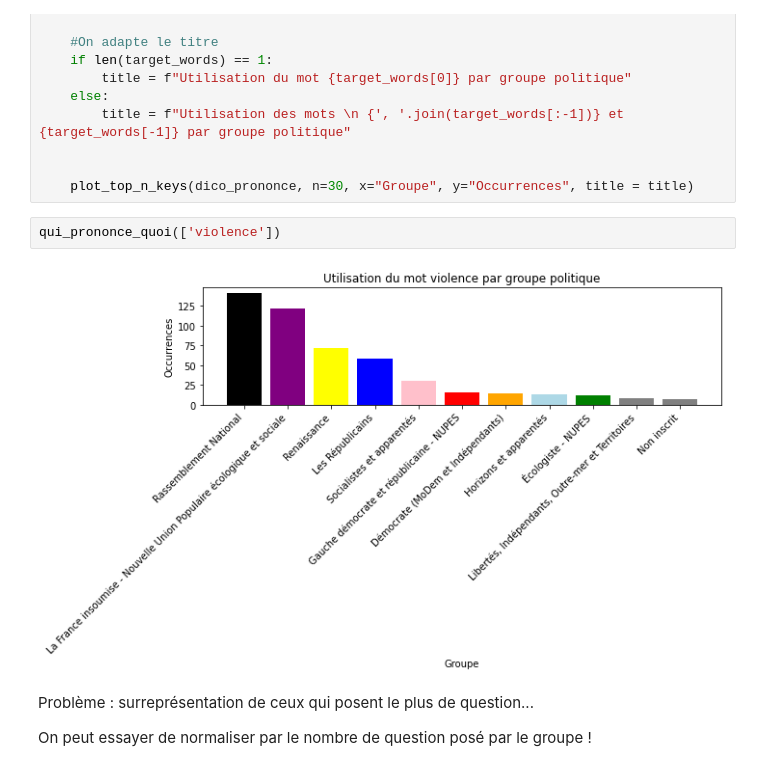
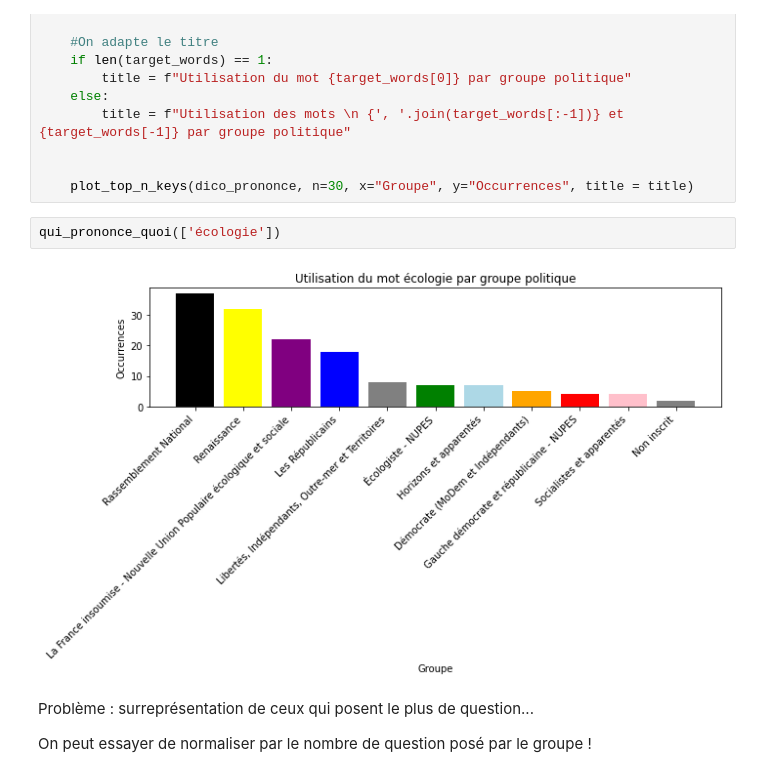
Before and after one commit to jcomperatore/PythonPourLaDataScience, a Jupyter notebook: Statistiques descriptives/Statistiques_descriptives.ipynb, the cells around one changed output. Saved outputs shown, nothing was run; the diff lists cells and outputs as text.

```diff
--- a/Statistiques descriptives/Statistiques_descriptives.ipynb
+++ b/Statistiques descriptives/Statistiques_descriptives.ipynb
@@ -234,9 +234,9 @@ def qui_prononce_quoi(target_words):
 
     plot_top_n_keys(dico_prononce, n=30, x="Groupe", y="Occurrences", title = title)
 # %%
-qui_prononce_quoi(['violence'])
+qui_prononce_quoi(['écologie'])
 # %% [output]
-[figure, old version]
+[figure, new version]
 # %% [markdown]
 Problème : surreprésentation de ceux qui posent le plus de question...
 
```
Also changed, not shown: parts of 1 cell of this notebook.
